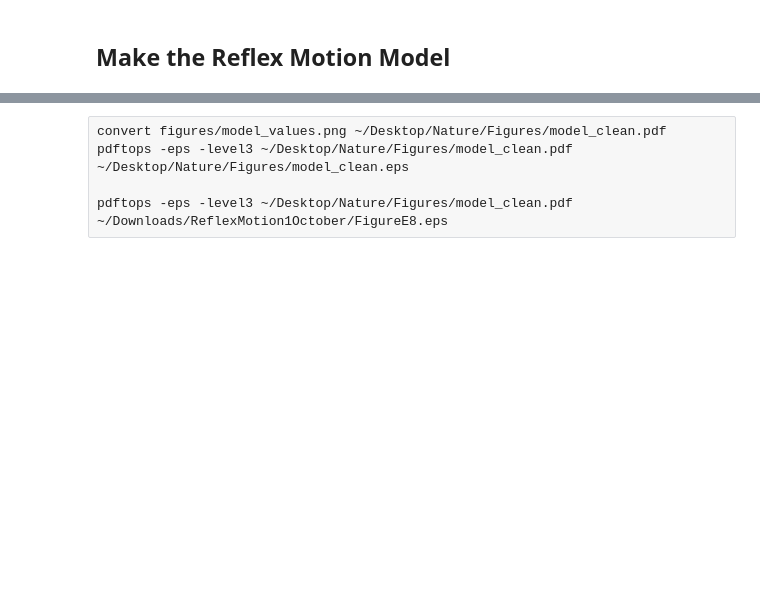
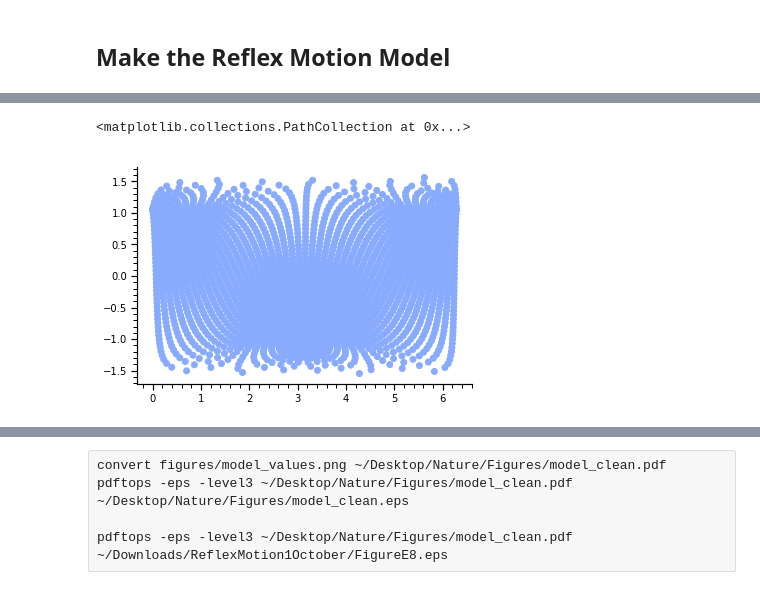
Before and after one commit to michael-petersen/ReflexMotion, a Jupyter notebook: Dynamical-Analysis.ipynb, the cells around one changed output, grey strips where cells are left out. Cells and saved outputs as stored; diff of their text form; code cells hidden in the pictures; blank space fills up the shorter version.

```diff
--- a/Dynamical-Analysis.ipynb
+++ b/Dynamical-Analysis.ipynb
@@ -71,0 +147,34 @@ xx,yy,bhbw = kde_3d.total_kde_two(bhbl,-bhbb,\
+# %%
+# print tables of model solutions
+
+f = open('/Users/mpetersen/Downloads/PP20_correction_model_cartesian.txt','w')
+
+nsamples = 2000
+
+for n in range(0,nsamples):
+    phi = ALL['phi'][n]
+    theta = 90.-ALL['theta'][n]
+    pointres=50
+    travel='d'
+    l,b,xv,yv,zv = rm.make_model_cartesian(phi,theta,psi=psi,pointres=pointres,travel=travel,flip=True)
+
+    np.array([l,b,ALL['vtravel'][n]*xv,ALL['vtravel'][n]*yv,ALL['vtravel'][n]*zv]).astype('float16').tofile(f)
+
+f.close()
+# %%
+# print tables of model solutions
+
+f = open('/Users/mpetersen/Downloads/PP20_correction_model.txt','w')
+
+nsamples = 2000
+
+for n in range(0,nsamples):
+    phi = ALL['phi'][n]
+    theta = 90.-ALL['theta'][n]
+    pointres=50
+    travel='u'
+    l,b,dist,mul,mub,vlos = rm.make_model(phi,theta,psi=psi,pointres=pointres,travel=travel,flip=True)
+
+    np.array([l,b,ALL['vtravel'][n]*mul,ALL['vtravel'][n]*mub,ALL['vtravel'][n]*vlos]).astype('float16').tofile(f)
+
+f.close()
@@ -71,0 +245,5 @@ xx,yy,bhbw = kde_3d.total_kde_two(bhbl,-bhbb,\
+# %%
+plt.scatter(M[0,0],M[0,1],color=cm.coolwarm((M[0,4]+25)/50.))
+# %% [output]
+<matplotlib.collections.PathCollection at 0x...>
+[figure, added]
```
Also changed, not shown: parts of 25 cells of this notebook, 23 other files.
